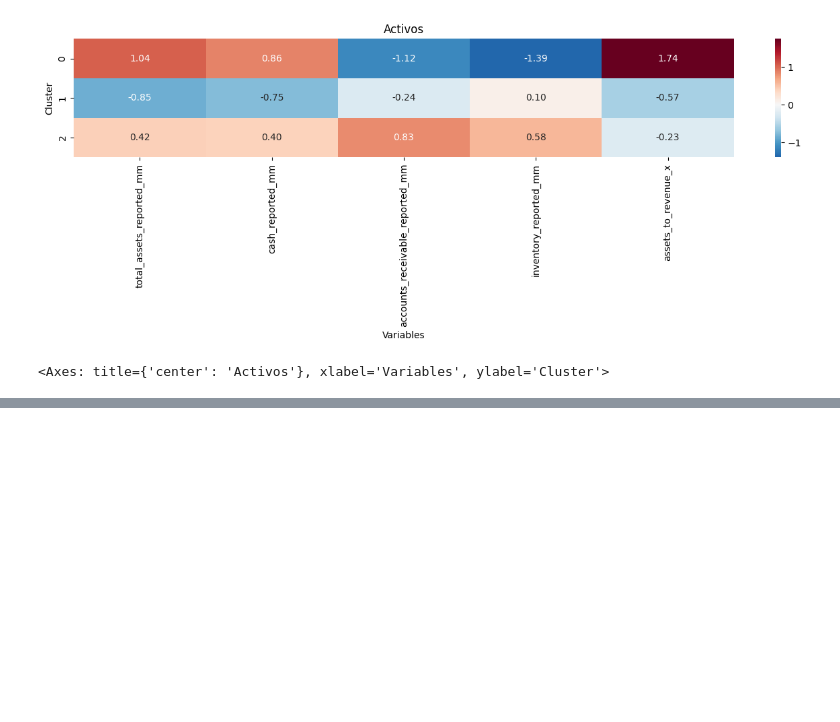
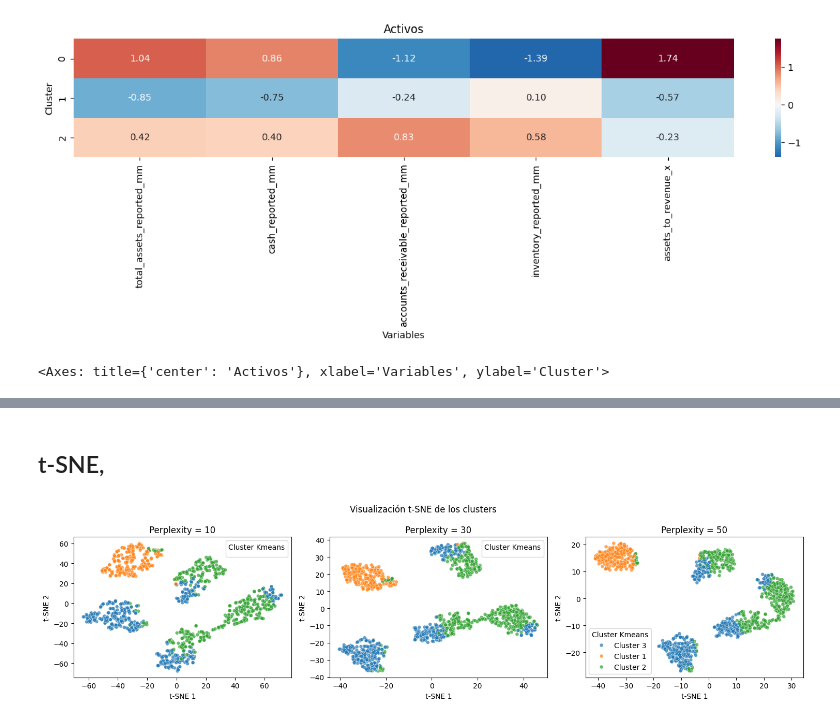
Before and after one commit to vaniacaffaratti/data_science_tp, a Jupyter notebook: notebooks/Parte-1/pca y clustering/pca y clustering.ipynb, the cells around one changed output, grey strips where cells are left out. Drawn from its saved outputs; the diff is of its cells as text; code cells hidden in the pictures; blank space fills up the shorter version.

```diff
--- a/notebooks/Parte-1/pca y clustering/pca y clustering.ipynb
+++ b/notebooks/Parte-1/pca y clustering/pca y clustering.ipynb
@@ -932,0 +843,42 @@ Empresas manipuladas: 120 de 1000
+# %% [markdown]
+## t-SNE,
+# %%
+nombres_clusters = pd.Series(labels).map({
+    0: 'Cluster 1',
+    1: 'Cluster 2',
+    2: 'Cluster 3'
+})
+
+labels = labels_por_k[K]
+perplexities = [10, 30, 50]
+
+fig, axes = plt.subplots(1, 3, figsize=(15, 4))
+
+for p, ax in zip(perplexities, axes):
+    tsne = TSNE(perplexity=p,
+    init='pca',
+    learning_rate='auto',
+    random_state=42)
+    coordenadas = tsne.fit_transform(scaled_data)
+
+    sns.scatterplot(
+        x=coordenadas[:, 0],
+        y=coordenadas[:, 1],
+        hue=nombres_clusters,
+        palette='tab10',
+        s=25,
+        alpha=0.7,
+        legend=p == 50,
+        ax=ax
+    )
+
+    ax.set_title(f'Perplexity = {p}')
+    ax.set_xlabel('t-SNE 1')
+    ax.set_ylabel('t-SNE 2')
+    ax.legend(title='Cluster Kmeans')
+
+plt.suptitle('Visualización t-SNE de los clusters')
+plt.tight_layout()
+plt.show()
+# %% [output]
+[figure, added]
```
Also changed, not shown: parts of 4 cells of this notebook, 6 other files.
